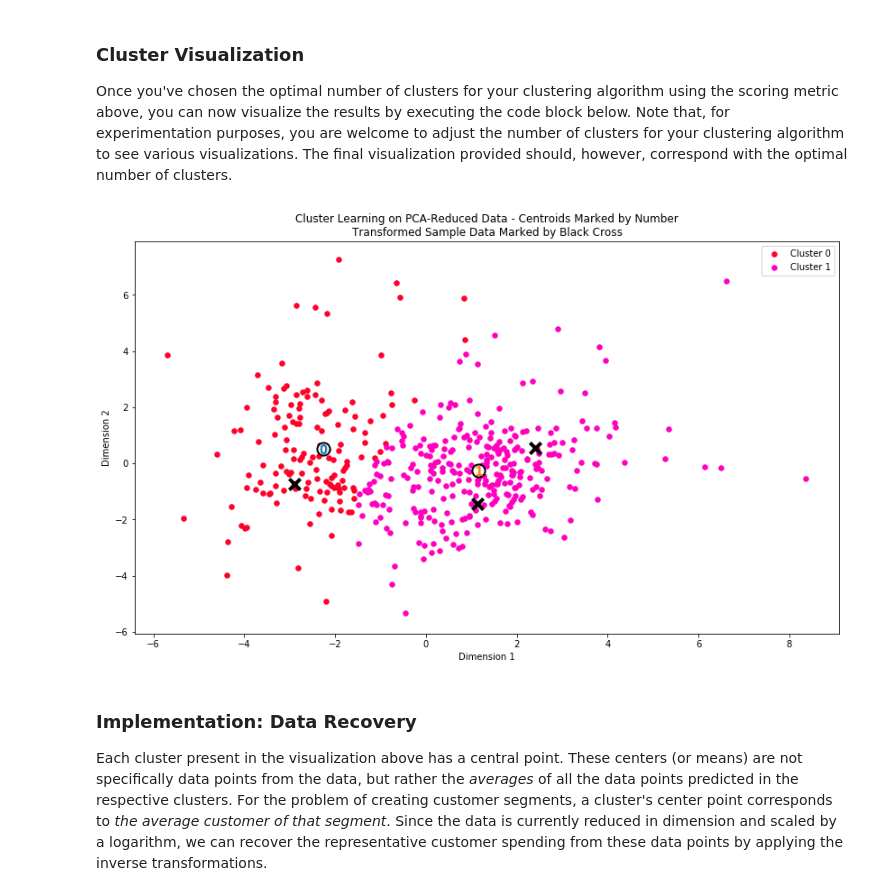
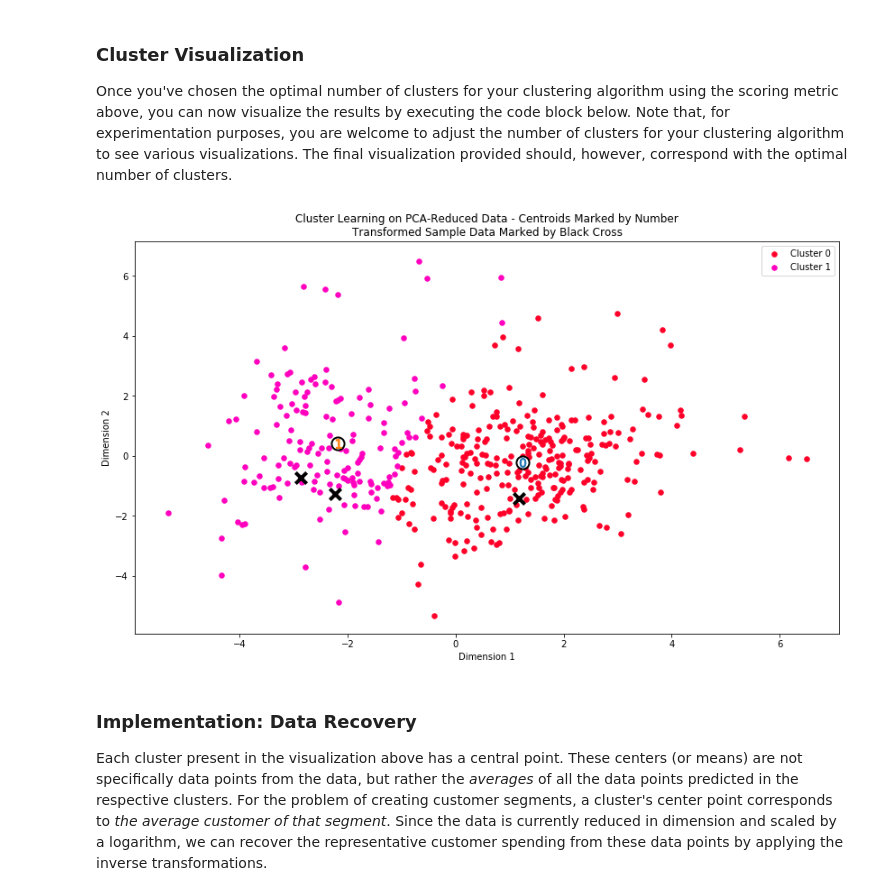
Before and after one commit to smokerhome/MLSubmission, a Jupyter notebook: customer_segments/customer_segments.ipynb, the cells around one changed output. Drawn from its saved outputs; the diff is of its cells as text; code cells hidden in the pictures.

```diff
--- a/customer_segments/customer_segments.ipynb
+++ b/customer_segments/customer_segments.ipynb
@@ -60,7 +60,7 @@ display(data.describe())
 To get a better understanding of the customers and how their data will transform through the analysis, it would be best to select a few sample data points and explore them in more detail. In the code block below, add **three** indices of your choice to the `indices` list which will represent the customers to track. It is suggested to try different sets of samples until you obtain customers that vary significantly from one another.
 # %%
 # TODO: Select three indices of your choice you wish to sample from the dataset
-indices = [3,9,27]
+indices = [3,9,12]
 
 # Create a DataFrame of the chosen samples
 samples = pd.DataFrame(data.loc[indices], columns = data.keys()).reset_index(drop = True)
@@ -206,8 +207,8 @@ for feature in log_data.keys():
 
     # TODO: Calculate Q3 (75th percentile of the data) for the given feature
     Q3 = np.percentile(log_data[feature],75)
-    print Q1
-    print Q3
+    #print Q1
+    #print Q3
     # TODO: Use the interquartile range to calculate an outlier step (1.5 times the interquartile range)
     step = (Q3 - Q1)*1.5
     outlier = []
@@ -219,9 +220,9 @@ for feature in log_data.keys():
     print outlier
 
 # OPTIONAL: Select the indices for data points you wish to remove
-outliers  = []
+outliers  = [65,66,75,154]
 
 # Remove the outliers, if any were specified
 good_data = log_data.drop(log_data.index[outliers]).reset_index(drop = True)
-print good_data
+#print good_data
 # %% [output]
@@ -479,10 +477,9 @@ print score
 Once you've chosen the optimal number of clusters for your clustering algorithm using the scoring metric above, you can now visualize the results by executing the code block below. Note that, for experimentation purposes, you are welcome to adjust the number of clusters for your clustering algorithm to see various visualizations. The final visualization provided should, however, correspond with the optimal number of clusters.
 # %%
 # Display the results of the clustering from implementation
-vs.cluster_results??
 vs.cluster_results(reduced_data, preds, centers, pca_samples)
 # %% [output]
-[figure, old version]
+[figure, new version]
 # %% [markdown]
 ### Implementation: Data Recovery
 Each cluster present in the visualization above has a central point. These centers (or means) are not specifically data points from the data, but rather the *averages* of all the data points predicted in the respective clusters. For the problem of creating customer segments, a cluster's center point corresponds to *the average customer of that segment*. Since the data is currently reduced in dimension and scaled by a logarithm, we can recover the representative customer spending from these data points by applying the inverse transformations.
```
Also changed, not shown: parts of 26 cells of this notebook, 1 other file.
